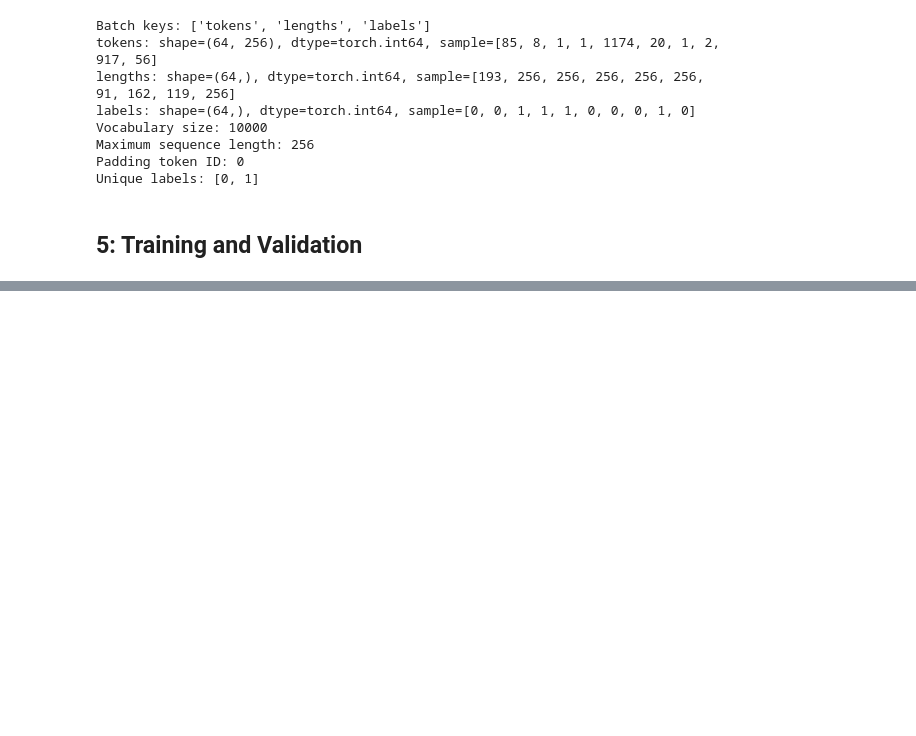
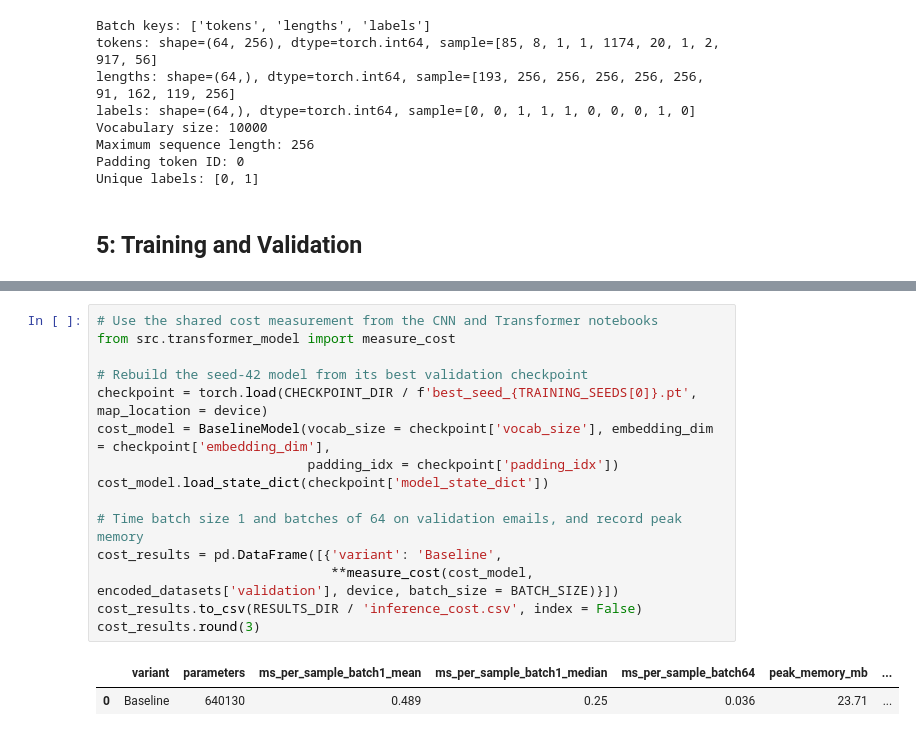
Before and after one commit to erictsaily/AIGC5500-Midterm-Project, a Jupyter notebook: notebooks/02_baseline_experiment.ipynb, the cells around one changed output, grey strips where cells are left out. Drawn from its saved outputs; the diff is of its cells as text; blank space fills up the shorter version.

```diff
--- a/notebooks/02_baseline_experiment.ipynb
+++ b/notebooks/02_baseline_experiment.ipynb
@@ -513,0 +521,18 @@ Checkpoints: C:\Users\Nouroz\Desktop\AI Machine Learning Semester Two\Advanced D
+# %%
+# Use the shared cost measurement from the CNN and Transformer notebooks
+from src.transformer_model import measure_cost
+
+# Rebuild the seed-42 model from its best validation checkpoint
+checkpoint = torch.load(CHECKPOINT_DIR / f'best_seed_{TRAINING_SEEDS[0]}.pt', map_location = device)
+cost_model = BaselineModel(vocab_size = checkpoint['vocab_size'], embedding_dim = checkpoint['embedding_dim'],
+                           padding_idx = checkpoint['padding_idx'])
+cost_model.load_state_dict(checkpoint['model_state_dict'])
+
+# Time batch size 1 and batches of 64 on validation emails, and record peak memory
+cost_results = pd.DataFrame([{'variant': 'Baseline',
+                              **measure_cost(cost_model, encoded_datasets['validation'], device, batch_size = BATCH_SIZE)}])
+cost_results.to_csv(RESULTS_DIR / 'inference_cost.csv', index = False)
+cost_results.round(3)
+# %% [output]
+|  | variant | parameters | ms_per_sample_batch1_mean | ms_per_sample_batch1_median | ms_per_sample_batch64 | peak_memory_mb | ... |
+| 0 | Baseline | 640130 | 0.489 | 0.25 | 0.036 | 23.71 | ... |
```
Also changed, not shown: parts of 9 cells of this notebook, 12 other files.
